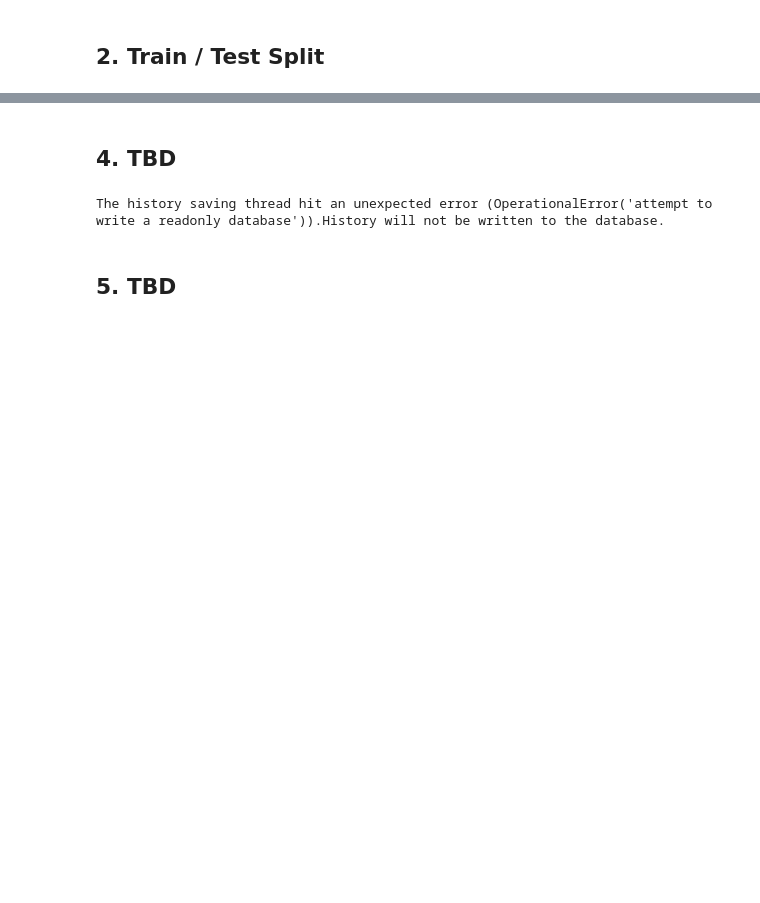
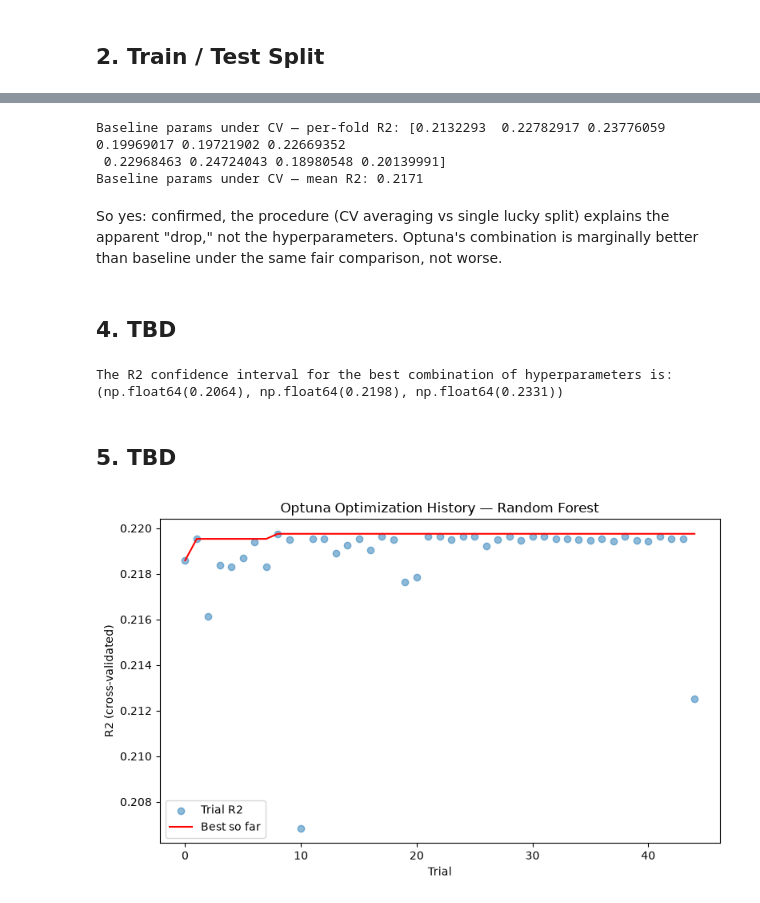
Before and after one commit to cadiyubu/Project_W7_CoffeeHealth, a Jupyter notebook: notebooks/model_building_diana.ipynb, the cells around one changed output, grey strips where cells are left out. Cells and saved outputs as stored; diff of their text form; code cells hidden in the pictures; blank space fills up the shorter version.

Commit message:
Model tunning done

```diff
--- a/notebooks/model_building_diana.ipynb
+++ b/notebooks/model_building_diana.ipynb
@@ -26,0 +150,15 @@ df = read_file(yaml_path, inp_data_section, file_name)
+# %%
+confidence_level = 0.95
+folds = 10
+
+start_time = time.time()
+study = optuna.create_study(direction="maximize") # We want to have the maximum values for the R2 scores
+study.optimize(lambda trial: objective(trial, confidence_level, folds), n_trials=45)
+#study.optimize(objective(**settings), n_trials=45) # n_trials is the number of combinations of hyperparameters to test.
+end_time = time.time()
+
+print("\n")
+print(f"Time taken to find the best combination of hyperparameters among the given ones: {end_time - start_time: .4f} seconds")
+print("\n")
+print("The best combination of hyperparameters found was: ", study.best_params)
+print(f"The best R2 found was: {study.best_value: .4f}")
@@ -27,10 +191,51 @@ df = read_file(yaml_path, inp_data_section, file_name)
+# %%
+PARAMS_baseline = {
+    'n_estimators': 100,
+    'max_depth': 20,
+    'random_state': 42
+}
+
+rf_baseline = RandomForestRegressor(**PARAMS_baseline)
+
+scores_baseline = cross_val_score(rf_baseline, X_train_std_df, y_train, cv=folds)
+
+print(f"Baseline params under CV — per-fold R2: {scores_baseline}")
+print(f"Baseline params under CV — mean R2: {np.mean(scores_baseline):.4f}")
+# %% [output]
+Baseline params under CV — per-fold R2: [0.2132293  0.22782917 0.23776059 0.19969017 0.19721902 0.22669352
+ 0.22968463 0.24724043 0.18980548 0.20139991]
+Baseline params under CV — mean R2: 0.2171
+# %% [markdown]
+So yes: confirmed, the procedure (CV averaging vs single lucky split) explains the apparent "drop," not the hyperparameters. Optuna's combination is marginally better than baseline under the same fair comparison, not worse.
 # %% [markdown]
 ## 4. TBD
 # %%
-# cross_validate_model(model, X_train_s, y_train, cv=cfg['model']['cv_folds'])
+# #study.trials[-1].user_attrs
+results = sorted([(index,
+  trial.user_attrs['CV_score_summary'][0],
+  trial.user_attrs['CV_score_summary'][1],
+  trial.user_attrs['CV_score_summary'][2]) for index, trial in enumerate(study.trials)], key=lambda x: x[2], reverse=True)
+
+print(f"The R2 confidence interval for the best combination of hyperparameters is: {results[0][1:]}")
+#len(study.trials)
 # %% [output]
-The history saving thread hit an unexpected error (OperationalError('attempt to write a readonly database')).History will not be written to the database.
+The R2 confidence interval for the best combination of hyperparameters is: (np.float64(0.2064), np.float64(0.2198), np.float64(0.2331))
 # %% [markdown]
 ## 5. TBD
 # %%
-# TBD
+# Plot optimization history
+trials_df = study.trials_dataframe()
+
+best_so_far = trials_df['value'].cummax()  # cummax since you're maximizing R2
+
+plt.figure(figsize=(8, 5))
+plt.scatter(trials_df['number'], trials_df['value'], alpha=0.5, label='Trial R2')
+plt.plot(trials_df['number'], best_so_far, color='red', label='Best so far')
+plt.xlabel('Trial')
+plt.ylabel('R2 (cross-validated)')
+plt.title('Optuna Optimization History — Random Forest')
+plt.legend()
+plt.tight_layout()
+plt.show()
+# %% [output]
+[figure, added]
```
Also changed, not shown: parts of 29 cells of this notebook, 3 other files.
